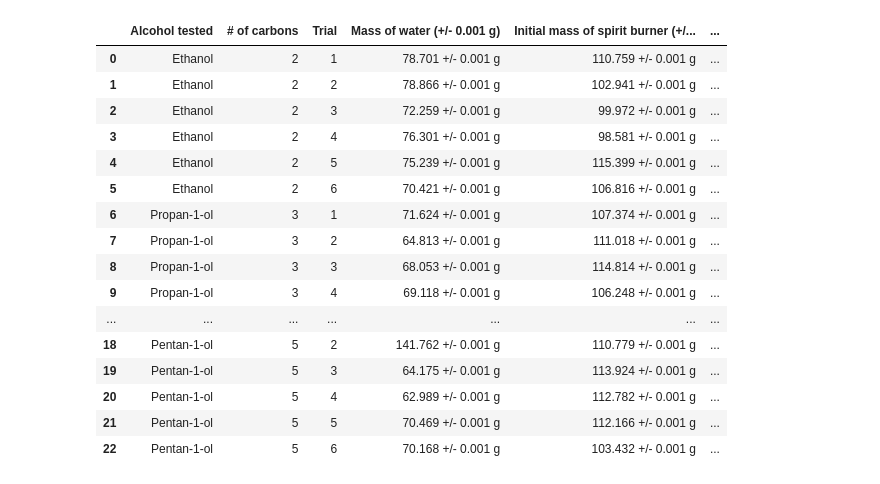
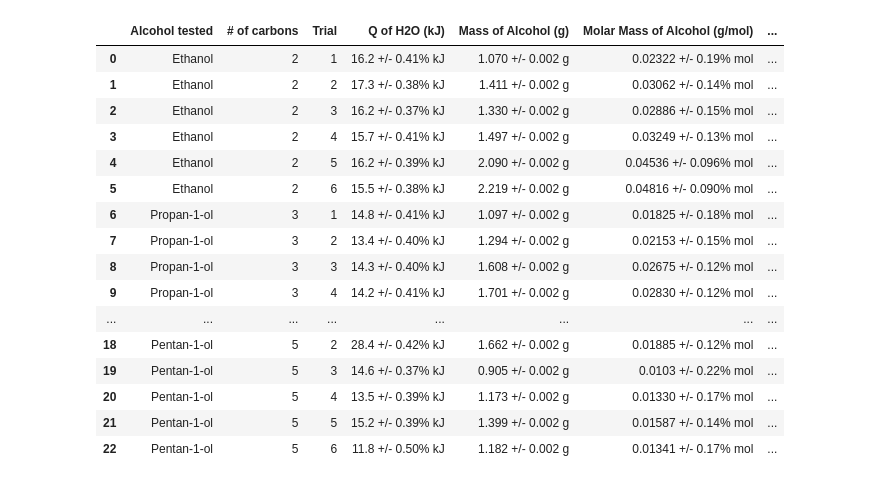
Before and after one commit to Saptak625/pymeasurement, a Jupyter notebook: docs/test.ipynb, the cells around one changed output. Cells and saved outputs as stored; diff of their text form; code cells hidden in the pictures.

Commit message:
Added Aggregate and Table Operations

```diff
--- a/docs/test.ipynb
+++ b/docs/test.ipynb
@@ -11,20 +0,0 @@ from pymeasurement import Measurement as M, SigFig
-# %%
-def convert(sample, uncertainty=None, units='', analog=False, digital=False, constant=False, u=None, a=False, d=False, un='', decimals=None):
-  if u is not None:
-    uncertainty = u
-  if a:
-    analog = a
-  if d:
-    digital = d
-  if un:
-    units = un
-
-  return M(SigFig(str(sample), decimals=-decimals if decimals is not None else None), uncertainty=str(uncertainty) if uncertainty is not None else None, precision=float('inf') if constant else None, units=units, analog=analog, digital=digital)
-
-decimals = [3, 3, 3, 1, 1]
-units = ['g', 'g', 'g', 'ºC', 'ºC']
-for i in range(5):
-  df.iloc[:, i + 3] = df.iloc[:, i + 3].apply(convert, d=True, un=units[i], decimals=decimals[i])
-
-
-df
@@ -48,0 +6,8 @@ df
+# %%
+decimals = [3, 3, 3, 1, 1]
+units = ['g', 'g', 'g', 'ºC', 'ºC']
+for i in range(5):
+  df.iloc[:, i + 3] = M.importColumn(df.iloc[:, i + 3], d=True, un=units[i], decimals=decimals[i])
+
+
+df
@@ -50,30 +33,31 @@ df
 heat_capacity = M.fromStr('4.18c J/g*ºC')
 j_to_kj = M.fromStr('0.001c kJ/J')
 # %%
-df['Q of H2O (kJ)'] = df['Mass of water (+/- 0.001 g)'] * heat_capacity * (df['Final temperature (+/- 0.1 ºC)'] - df['Initial temperature (+/- 0.1 ºC)']) * j_to_kj
+results_df_1 = df.iloc[:, 0:3]
+results_df_1['Q of H2O (kJ)'] = df['Mass of water (+/- 0.001 g)'] * heat_capacity * (df['Final temperature (+/- 0.1 ºC)'] - df['Initial temperature (+/- 0.1 ºC)']) * j_to_kj
 # %%
-df['Mass of Alcohol (g)'] = df['Initial mass of spirit burner (+/- 0.001 g)'] - df['Final mass of spirit burner (+/- 0.001 g)']
-molar_masses = {'Ethanol': M.fromStr('46.08c g/mol'), 'Propan-1-ol' :M.fromStr('60.11c g/mol'), 'Butan-1-ol': M.fromStr('74.14c g/mol'), 'Pentan-1-ol': M.fromStr('86.17c g/mol')}
-df['Molar mass of Alcohol (g/mol)'] = df.apply(lambda x: x['Mass of Alcohol (g)'] / molar_masses[x['Alcohol tested']], axis=1)
+results_df_1['Mass of Alcohol (g)'] = df['Initial mass of spirit burner (+/- 0.001 g)'] - df['Final mass of spirit burner (+/- 0.001 g)']
+molar_masses = {'Ethanol': M.fromStr('46.08c g/mol'), 'Propan-1-ol': M.fromStr('60.11c g/mol'), 'Butan-1-ol': M.fromStr('74.14c g/mol'), 'Pentan-1-ol': M.fromStr('88.17c g/mol')}
+results_df_1['Molar Mass of Alcohol (g/mol)'] = results_df_1.apply(lambda x: x['Mass of Alcohol (g)'] / molar_masses[x['Alcohol tested']], axis=1)
 # %%
-df['Molar Enthalpy of Combustion (kJ/mol)'] = - df['Q of H2O (kJ)'] / df['Molar mass of Alcohol (g/mol)']
+results_df_1['Molar Enthalpy of Combustion (kJ/mol)'] = - results_df_1['Q of H2O (kJ)'] / results_df_1['Molar Mass of Alcohol (g/mol)']
 
-df
+results_df_1
 # %% [output]
-|  | Alcohol tested | # of carbons | Trial | Mass of water (+/- 0.001 g) | Initial mass of spirit burner (+/... | ... |
-| 0 | Ethanol | 2 | 1 | 78.701 +/- 0.001 g | 110.759 +/- 0.001 g | ... |
-| 1 | Ethanol | 2 | 2 | 78.866 +/- 0.001 g | 102.941 +/- 0.001 g | ... |
-| 2 | Ethanol | 2 | 3 | 72.259 +/- 0.001 g | 99.972 +/- 0.001 g | ... |
-| 3 | Ethanol | 2 | 4 | 76.301 +/- 0.001 g | 98.581 +/- 0.001 g | ... |
-| 4 | Ethanol | 2 | 5 | 75.239 +/- 0.001 g | 115.399 +/- 0.001 g | ... |
-| 5 | Ethanol | 2 | 6 | 70.421 +/- 0.001 g | 106.816 +/- 0.001 g | ... |
-| 6 | Propan-1-ol | 3 | 1 | 71.624 +/- 0.001 g | 107.374 +/- 0.001 g | ... |
-| 7 | Propan-1-ol | 3 | 2 | 64.813 +/- 0.001 g | 111.018 +/- 0.001 g | ... |
-| 8 | Propan-1-ol | 3 | 3 | 68.053 +/- 0.001 g | 114.814 +/- 0.001 g | ... |
-| 9 | Propan-1-ol | 3 | 4 | 69.118 +/- 0.001 g | 106.248 +/- 0.001 g | ... |
-| ... | ... | ... | ... | ... | ... | ... |
-| 18 | Pentan-1-ol | 5 | 2 | 141.762 +/- 0.001 g | 110.779 +/- 0.001 g | ... |
-| 19 | Pentan-1-ol | 5 | 3 | 64.175 +/- 0.001 g | 113.924 +/- 0.001 g | ... |
-| 20 | Pentan-1-ol | 5 | 4 | 62.989 +/- 0.001 g | 112.782 +/- 0.001 g | ... |
-| 21 | Pentan-1-ol | 5 | 5 | 70.469 +/- 0.001 g | 112.166 +/- 0.001 g | ... |
-| 22 | Pentan-1-ol | 5 | 6 | 70.168 +/- 0.001 g | 103.432 +/- 0.001 g | ... |
+|  | Alcohol tested | # of carbons | Trial | Q of H2O (kJ) | Mass of Alcohol (g) | Molar Mass of Alcohol (g/mol) | ... |
+| 0 | Ethanol | 2 | 1 | 16.2 +/- 0.41% kJ | 1.070 +/- 0.002 g | 0.02322 +/- 0.19% mol | ... |
+| 1 | Ethanol | 2 | 2 | 17.3 +/- 0.38% kJ | 1.411 +/- 0.002 g | 0.03062 +/- 0.14% mol | ... |
+| 2 | Ethanol | 2 | 3 | 16.2 +/- 0.37% kJ | 1.330 +/- 0.002 g | 0.02886 +/- 0.15% mol | ... |
+| 3 | Ethanol | 2 | 4 | 15.7 +/- 0.41% kJ | 1.497 +/- 0.002 g | 0.03249 +/- 0.13% mol | ... |
+| 4 | Ethanol | 2 | 5 | 16.2 +/- 0.39% kJ | 2.090 +/- 0.002 g | 0.04536 +/- 0.096% mol | ... |
+| 5 | Ethanol | 2 | 6 | 15.5 +/- 0.38% kJ | 2.219 +/- 0.002 g | 0.04816 +/- 0.090% mol | ... |
+| 6 | Propan-1-ol | 3 | 1 | 14.8 +/- 0.41% kJ | 1.097 +/- 0.002 g | 0.01825 +/- 0.18% mol | ... |
+| 7 | Propan-1-ol | 3 | 2 | 13.4 +/- 0.40% kJ | 1.294 +/- 0.002 g | 0.02153 +/- 0.15% mol | ... |
+| 8 | Propan-1-ol | 3 | 3 | 14.3 +/- 0.40% kJ | 1.608 +/- 0.002 g | 0.02675 +/- 0.12% mol | ... |
+| 9 | Propan-1-ol | 3 | 4 | 14.2 +/- 0.41% kJ | 1.701 +/- 0.002 g | 0.02830 +/- 0.12% mol | ... |
+| ... | ... | ... | ... | ... | ... | ... | ... |
+| 18 | Pentan-1-ol | 5 | 2 | 28.4 +/- 0.42% kJ | 1.662 +/- 0.002 g | 0.01885 +/- 0.12% mol | ... |
+| 19 | Pentan-1-ol | 5 | 3 | 14.6 +/- 0.37% kJ | 0.905 +/- 0.002 g | 0.0103 +/- 0.22% mol | ... |
+| 20 | Pentan-1-ol | 5 | 4 | 13.5 +/- 0.39% kJ | 1.173 +/- 0.002 g | 0.01330 +/- 0.17% mol | ... |
+| 21 | Pentan-1-ol | 5 | 5 | 15.2 +/- 0.39% kJ | 1.399 +/- 0.002 g | 0.01587 +/- 0.14% mol | ... |
+| 22 | Pentan-1-ol | 5 | 6 | 11.8 +/- 0.50% kJ | 1.182 +/- 0.002 g | 0.01341 +/- 0.17% mol | ... |
```
Also changed, not shown: parts of 8 cells of this notebook, 11 other files.
